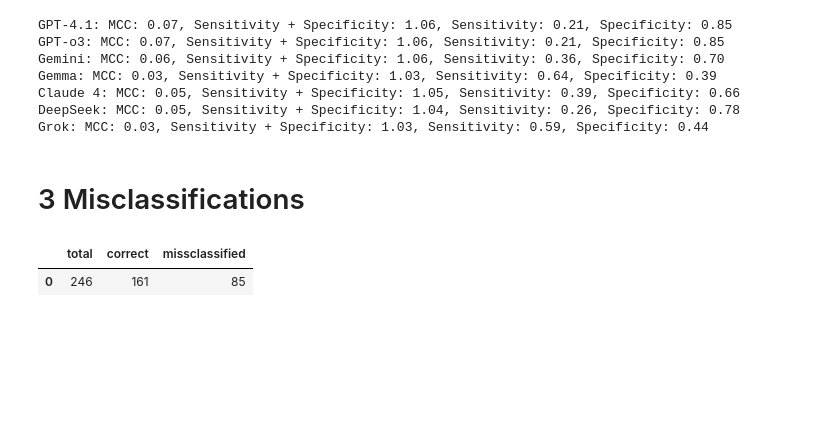
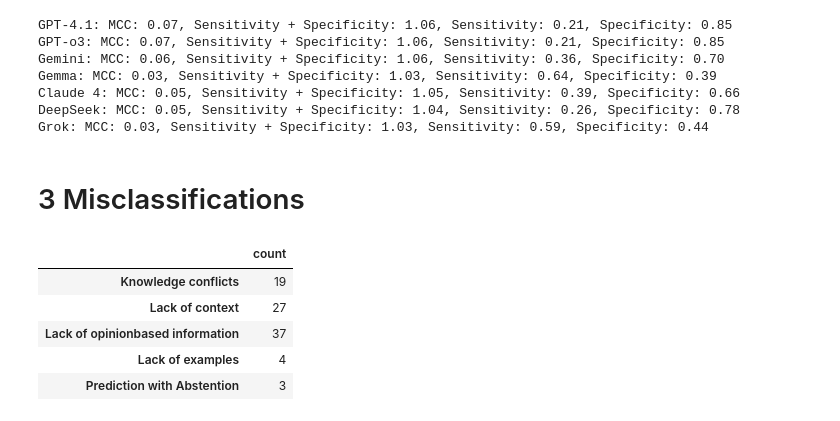
Before and after one commit to kimmizi/master_thesis, a Jupyter notebook: exp/05_Evaluation.ipynb, the cells around one changed output. Drawn from its saved outputs; the diff is of its cells as text; code cells hidden in the pictures; blank space fills up the shorter version.

Commit message:
Running reasons for misclassification

```diff
--- a/exp/05_Evaluation.ipynb
+++ b/exp/05_Evaluation.ipynb
@@ -814,10 +814,22 @@ Grok: MCC: 0.03, Sensitivity + Specificity: 1.03, Sensitivity: 0.59, Specificity
 # 3 Misclassifications
 # %%
 main_reasons_GPT_4_simple_df = pd.read_csv("03_Reasons_Misclassifications/reasons/GPT_4/main_reasons_GPT_4_simple.csv", sep = ",", index_col = 0)
+main_reasons_GPT_o3_simple_df = pd.read_csv("03_Reasons_Misclassifications/reasons/GPT_o3/main_reasons_GPT_o3_simple.csv", sep = ",", index_col = 0)
+main_reasons_Gemini_simple_df = pd.read_csv("03_Reasons_Misclassifications/reasons/Gemini/main_reasons_Gemini_simple.csv", sep = ",", index_col = 0)
+main_reasons_Gemma_simple_df = pd.read_csv("03_Reasons_Misclassifications/reasons/Gemma/main_reasons_Gemma_simple.csv", sep = ",", index_col = 0)
+# main_reasons_Claude_simple_df = pd.read_csv("03_Reasons_Misclassifications/reasons/Claude_4/main_reasons_Claude_4_simple.csv", sep = ",", index_col = 0)
+# main_reasons_DeepSeek_simple_df = pd.read_csv("03_Reasons_Misclassifications/reasons/DeepSeek/main_reasons_DeepSeek_simple.csv", sep = ",", index_col = 0)
+# main_reasons_Grok_simple_df = pd.read_csv("03_Reasons_Misclassifications/reasons/Grok/main_reasons_Grok_simple.csv", sep = ",", index_col = 0)
-# %%
-cases_GPT_4_simple_df
-# %% [output]
-|  | total | correct | missclassified |
-| 0 | 246 | 161 | 85 |
+# %%
+# delete second column from main_reasons_Gemini_simple_df
+# main_reasons_Gemini_simple_df = main_reasons_Gemini_simple_df["count"]
+main_reasons_Gemini_simple_df
+# %% [output]
+|  | count |
+| Knowledge conflicts | 19 |
+| Lack of context | 27 |
+| Lack of opinionbased information | 37 |
+| Lack of examples | 4 |
+| Prediction with Abstention | 3 |
 # %%
 cases_GPT_4_simple_df = pd.read_csv("03_Reasons_Misclassifications/reasons/GPT_4/cases_GPT_4_simple.csv", sep = ",", index_col = 0)
```
Also changed, not shown: parts of 17 cells of this notebook.
